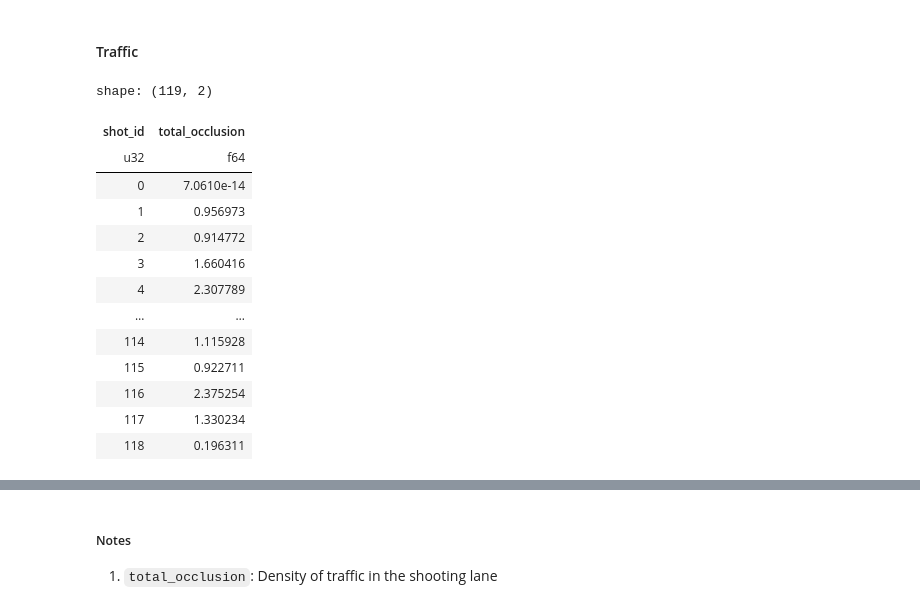
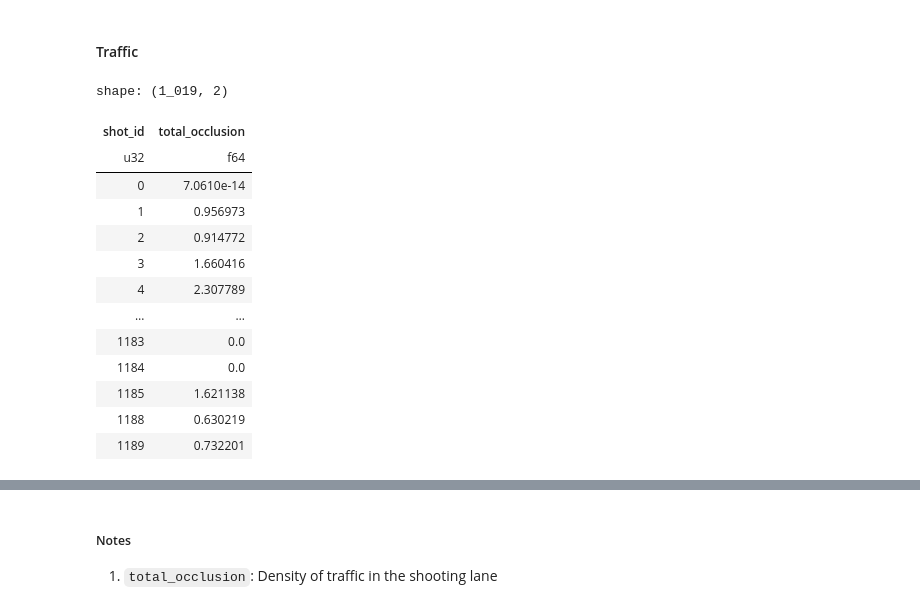
Before and after one commit to howardbaik/player-tracking-data, a Jupyter notebook: inspect-data.ipynb, the cells around one changed output, grey strips where cells are left out. Cells and saved outputs as stored; diff of their text form; code cells hidden in the pictures.

```diff
--- a/inspect-data.ipynb
+++ b/inspect-data.ipynb
@@ -362,15 +376,15 @@ players = (
     # track, and differencing positions of *different* players invents huge fake speeds.
     .filter(pl.col("Jersey").is_not_null())
     # Order each player's frames in time so shift() walks consecutive samples.
-    .sort(["Period", "Team", "Jersey", "Frame"])
+    .sort(["Game", "Period", "Team", "Jersey", "Frame"])
     .with_columns(
         # Central difference over +/- SMOOTH_K frames, partitioned per player-period.
         (pl.col("Rink Location X (Feet)").shift(-SMOOTH_K) - pl.col("Rink Location X (Feet)").shift(SMOOTH_K))
-            .over(["Period", "Team", "Jersey"]).alias("dx"),
+            .over(["Game", "Period", "Team", "Jersey"]).alias("dx"),
         (pl.col("Rink Location Y (Feet)").shift(-SMOOTH_K) - pl.col("Rink Location Y (Feet)").shift(SMOOTH_K))
-            .over(["Period", "Team", "Jersey"]).alias("dy"),
+            .over(["Game", "Period", "Team", "Jersey"]).alias("dy"),
         (pl.col("Frame").shift(-SMOOTH_K) - pl.col("Frame").shift(SMOOTH_K))
-            .over(["Period", "Team", "Jersey"]).alias("dframe"),
+            .over(["Game", "Period", "Team", "Jersey"]).alias("dframe"),
     )
     .with_columns(
         # dt = frames / fps (seconds); speed = displacement / dt, in feet per second.
@@ -388,7 +402,7 @@ players = (
 
 # Peek at the players table
 players.select(
-    "Period", "Team", "Jersey", "Frame", "Game_Clock_Seconds",
+    "Game", "Period", "Team", "Jersey", "Frame", "Game_Clock_Seconds",
     "Rink Location X (Feet)", "Rink Location Y (Feet)", "speed_fps", "speed_mph",
 )
 # %% [output]
@@ -432,11 +446,11 @@ shots = (
 cand = (
     shots.join(
         players.select([
-            "Period", "Team", "Jersey", "Game_Clock_Seconds", "Frame",
+            "Game", "Period", "Team", "Jersey", "Game_Clock_Seconds", "Frame",
             "Rink Location X (Feet)", "Rink Location Y (Feet)", "speed_fps",
         ]),
-        left_on=["Period", "Track_Team", "Player_Id"],
-        right_on=["Period", "Team", "Jersey"], how="left",
+        left_on=["Game", "Period", "Track_Team", "Player_Id"],
+        right_on=["Game", "Period", "Team", "Jersey"], how="left",
     )
     .filter((pl.col("Game_Clock_Seconds") - pl.col("Clock_Seconds")).abs() <= 1)
     .filter(pl.col("Rink Location X (Feet)").is_not_null()
@@ -902,14 +915,14 @@ shot_info = (
         # Goal line: +89 if attacking right, −89 if attacking left
         pl.when(pl.col("Shot_X") > 0).then(pl.lit(89.0)).otherwise(pl.lit(-89.0)).alias("goal_x"),
     )
-    .select(["shot_id", "Period", "Frame", "Track_Team", "Player_Id", "Shot_X", "Shot_Y", "goal_x"])
+    .select(["shot_id", "Game", "Period", "Frame", "Track_Team", "Player_Id", "Shot_X", "Shot_Y", "goal_x"])
 )
 
 # --- All non-goalie skaters at each shot's release frame ---
 skaters_at_frame = (
     players
     .filter(pl.col("Jersey") != "Go")
-    .select(["Period", "Team", "Jersey", "Frame",
+    .select(["Game", "Period", "Team", "Jersey", "Frame",
              "Rink Location X (Feet)", "Rink Location Y (Feet)"])
     .rename({"Rink Location X (Feet)": "sk_x", "Rink Location Y (Feet)": "sk_y"})
 )
@@ -918,8 +931,8 @@ skaters_at_frame = (
 occlusion_pairs = (
     shot_info.join(
         skaters_at_frame,
-        left_on=["Period", "Frame"],
-        right_on=["Period", "Frame"],
+        left_on=["Game", "Period", "Frame"],
+        right_on=["Game", "Period", "Frame"],
         how="left",
     )
     # Exclude the shooter (same team in tracking namespace + same jersey)
@@ -940,39 +953,39 @@ occlusion_pairs = (
 )
 
 # Compute Gaussian contribution per skater via map_batches
 occlusion_pairs = occlusion_pairs.with_columns(
     pl.struct(["y_goal"]).map_batches(
         lambda s: pl.Series(
             _normal_cdf_batched((GOAL_HALF - s.struct.field("y_goal").to_numpy()) / SIGMA)
             - _normal_cdf_batched((-GOAL_HALF - s.struct.field("y_goal").to_numpy()) / SIGMA)
         ),
         return_dtype=pl.Float64,
     ).alias("occlusion_contribution")
 )
 
 # Sum per shot
 total_occlusion = (
     occlusion_pairs
     .group_by("shot_id", maintain_order=True)
     .agg(pl.col("occlusion_contribution").sum().alias("total_occlusion"))
 )
 
 total_occlusion
 # %% [output]
-shape: (119, 2)
+shape: (1_019, 2)
 | shot_id | total_occlusion |
 | u32 | f64 |
 | 0 | 7.0610e-14 |
 | 1 | 0.956973 |
 | 2 | 0.914772 |
 | 3 | 1.660416 |
 | 4 | 2.307789 |
 | … | … |
-| 114 | 1.115928 |
-| 115 | 0.922711 |
-| 116 | 2.375254 |
-| 117 | 1.330234 |
-| 118 | 0.196311 |
+| 1183 | 0.0 |
+| 1184 | 0.0 |
+| 1185 | 1.621138 |
+| 1188 | 0.630219 |
+| 1189 | 0.732201 |
 # %%
 # Display the occlusion feature alongside shot context.
 shot_occlusion = (
```
Also changed, not shown: parts of 17 cells of this notebook.
